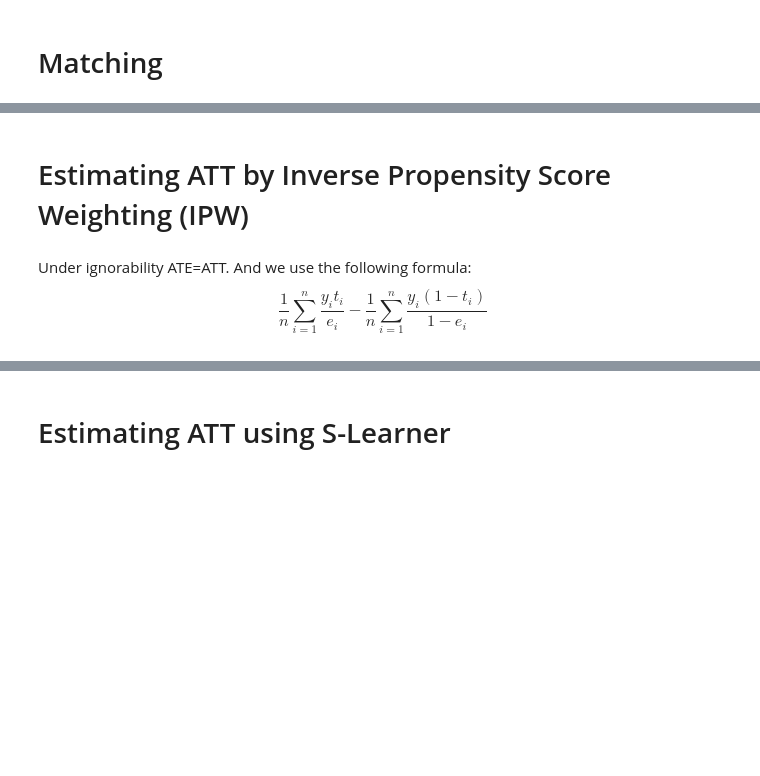
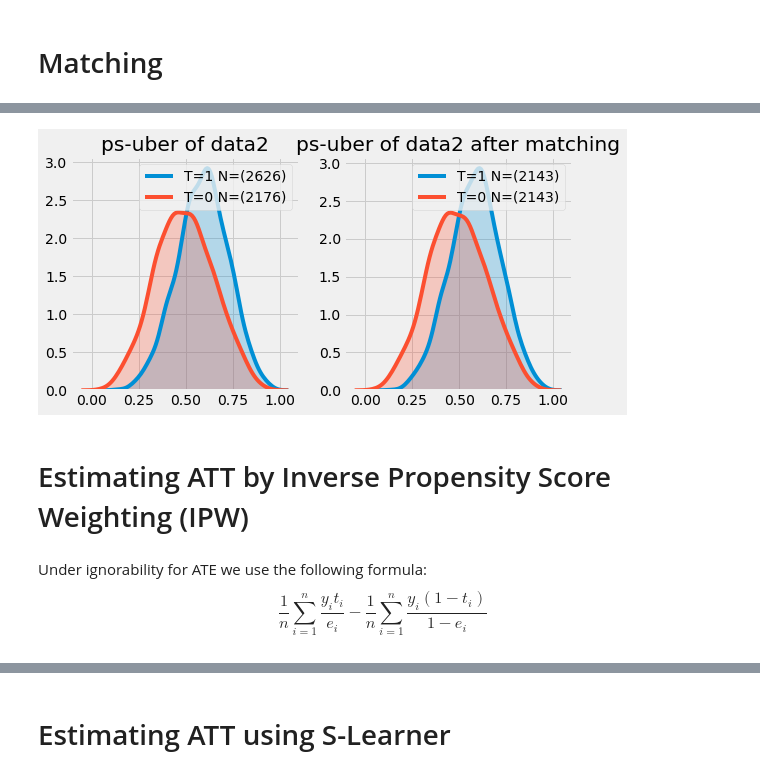
Before and after one commit to Amirgav-zz/CI_TAU_2019, a Jupyter notebook: HW/ex_4/Homework 4-20191222/data_exploration.ipynb, the cells around one changed output, grey strips where cells are left out. Saved outputs shown, nothing was run; the diff lists cells and outputs as text; code cells hidden in the pictures; blank space fills up the shorter version.

```diff
--- a/HW/ex_4/Homework 4-20191222/data_exploration.ipynb
+++ b/HW/ex_4/Homework 4-20191222/data_exploration.ipynb
@@ -284,7 +385,14 @@ plot_pscores(datasets=[data21,data_matched2],titles=['propensity score of data2'
+# %%
+data21['ps_uber'] = ps2
+data_matched2 = find_propensity_score_matches(data21, 'T', 'ps_uber', caliper=0.25, distance='linear')
+data_matched2.dropna(subset=['matched_control_idx'],inplace=True)
+plot_pscores(datasets=[data21,data_matched2],titles=['ps-uber of data2','ps-uber of data2 after matching'])
+# %% [output]
+[figure, added]
 # %% [markdown]
 # Estimating ATT by Inverse Propensity Score Weighting (IPW)
 # %% [markdown]
-Under ignorability ATE=ATT. And we use the following formula:
+Under ignorability for ATE we use the following formula:
 \begin{equation}
 \frac{1}{n}\sum_{i=1}^{n}{\frac{y_i t_i}{e_i}} - \frac{1}{n}\sum_{i=1}^{n}{\frac{y_i (1-t_i)}{1-e_i}}
 \end{equation}
```
Also changed, not shown: parts of 33 cells of this notebook, 3 other files.
